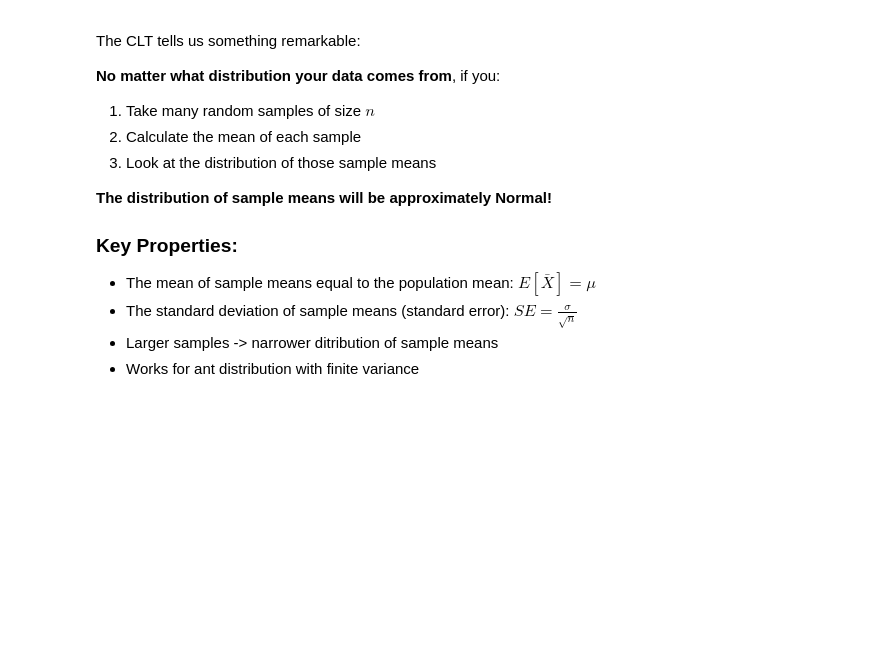
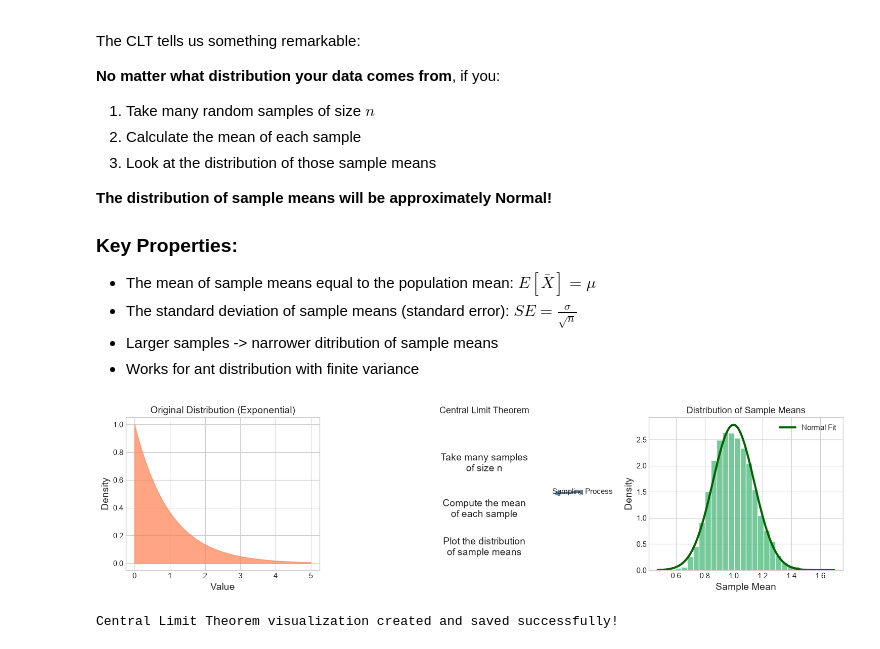
Before and after one commit to YasmineCharifi/Brownian-Motion-Simulator, a Jupyter notebook: notebooks/monte_carlo_error.ipynb, the cells around one changed output. Cells and saved outputs as stored; diff of their text form; code cells hidden in the pictures; blank space fills up the shorter version.

Commit message:
clt in the monte carlo error: visuals

```diff
--- a/notebooks/monte_carlo_error.ipynb
+++ b/notebooks/monte_carlo_error.ipynb
@@ -77,3 +77,43 @@ The CLT tells us something remarkable:
 - The standard deviation of sample means (standard error): $SE = \frac{\sigma}{\sqrt{n}}$
 - Larger samples -> narrower ditribution of sample means
 - Works for ant distribution with finite variance
+# %%
+# Visual: The CLT in one picture
+fig, axes = plt.subplots(1, 3, figsize=(15, 4))
+
+# Original distribution (very non-normal)
+x = np.linspace(0,5,1000)
+original = stats.expon.pdf(x, scale=1)
+axes[0].fill_between(x, original, color='coral', alpha=0.7)
+axes[0].set_title('Original Distribution (Exponential)', fontsize=14)
+axes[0].set_xlabel('Value')
+axes[0].set_ylabel('Density')
+
+# Sampling process
+axes[1].annotate('Sampling Process', xy=(0.85, 0.5),arrowprops=dict(arrowstyle='->', lw=3, color='steelblue'), xycoords='axes fraction')
+axes[1].text(0.5, 0.7, 'Take many samples\nof size n',fontsize=14, ha='center', va='center', transform=axes[1].transAxes)
+axes[1].text(0.5, 0.4, 'Compute the mean\nof each sample',fontsize=14, ha='center', va='center', transform=axes[1].transAxes)
+axes[1].text(0.5, 0.15, 'Plot the distribution\nof sample means',fontsize=14, ha='center', va='center', transform=axes[1].transAxes)
+axes[1].set_xlim(0, 1)
+axes[1].set_ylim(0, 1)
+axes[1].axis('off')
+axes[1].set_title('Central Limit Theorem', fontsize=13)
+
+# Distribution of sample means
+sample_means = [np.mean(np.random.exponential(scale=1, size=50)) for _ in range(5000)]
+axes[2].hist(sample_means, bins=30, density=True, alpha=0.7, color='mediumseagreen', edgecolor='white')
+x_norm = np.linspace(min(sample_means), max(sample_means), 1000)
+y_norm = stats.norm.pdf(x_norm, loc=np.mean(sample_means), scale=np.std(sample_means))
+axes[2].plot(x_norm, y_norm, color='darkgreen', linewidth=3, label='Normal Fit')
+axes[2].set_title('Distribution of Sample Means', fontsize=13)
+axes[2].set_xlabel('Sample Mean')
+axes[2].set_ylabel('Density')
+axes[2].legend()
+
+plt.tight_layout()
+plt.savefig('reports/clt_visualization.png', dpi=300)
+plt.show()
+print("Central Limit Theorem visualization created and saved successfully!")
+# %% [output]
+[figure, added]
+Central Limit Theorem visualization created and saved successfully!
```
Also changed, not shown: parts of 2 cells of this notebook, 1 other file.
